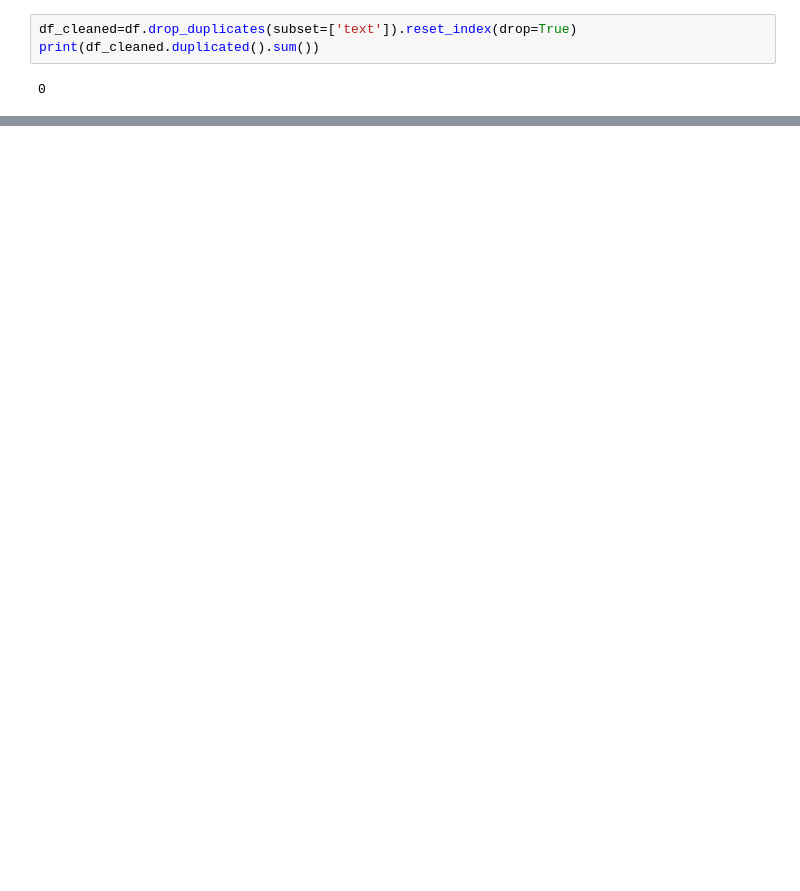
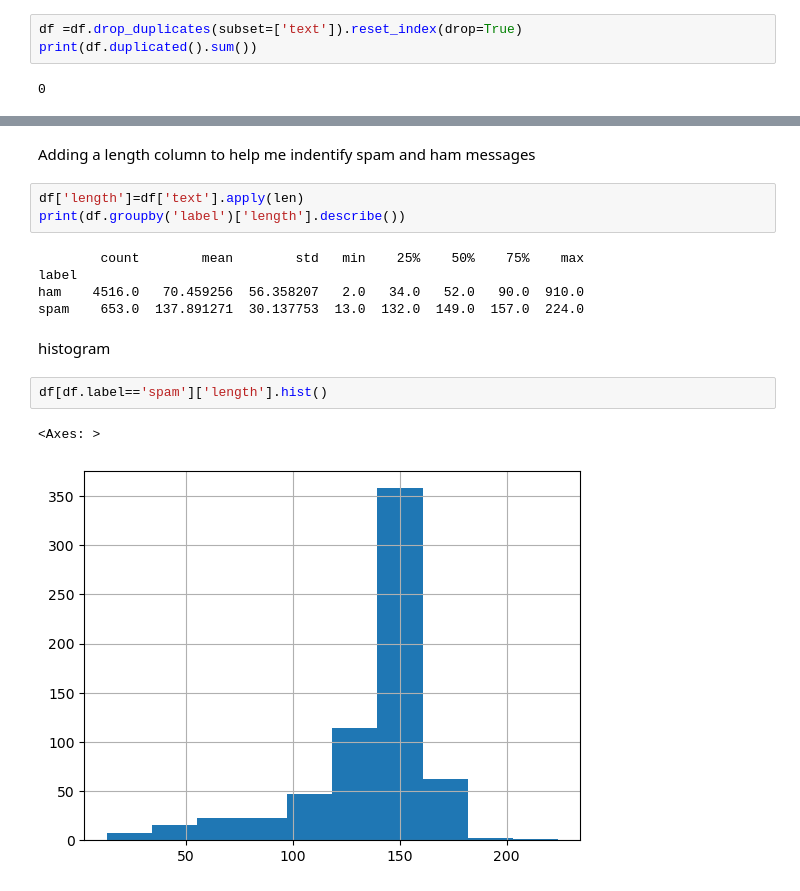
Before and after one commit to staynn/email-spam-filter, a Jupyter notebook: Notebooks/exploration.ipynb, the cells around one changed output, grey strips where cells are left out. Drawn from its saved outputs; the diff is of its cells as text; blank space fills up the shorter version.

```diff
--- a/Notebooks/exploration.ipynb
+++ b/Notebooks/exploration.ipynb
@@ -38,7 +38,7 @@ dtype: int64
 Creating a new cleaned dataframe (without duplicates)
 Reason : duplicates in training data will creat an overfitting problem for my model and will cause a dataleakage if they are present in testing data
 # %%
-df_cleaned=df.drop_duplicates(subset=['text']).reset_index(drop=True)
-print(df_cleaned.duplicated().sum())
+df =df.drop_duplicates(subset=['text']).reset_index(drop=True)
+print(df.duplicated().sum())
 # %% [output]
 0
@@ -44,0 +60,17 @@ print(df_cleaned.duplicated().sum())
+# %% [markdown]
+Adding a length column to help me indentify spam and ham messages
+# %%
+df['length']=df['text'].apply(len)
+print(df.groupby('label')['length'].describe())
+# %% [output]
+        count        mean        std   min    25%    50%    75%    max
+label
+ham    4516.0   70.459256  56.358207   2.0   34.0   52.0   90.0  910.0
+spam    653.0  137.891271  30.137753  13.0  132.0  149.0  157.0  224.0
+# %% [markdown]
+histogram
+# %%
+df[df.label=='spam']['length'].hist()
+# %% [output]
+<Axes: >
+[figure, added]
```
Also changed, not shown: parts of 11 cells of this notebook, 4 other files.
